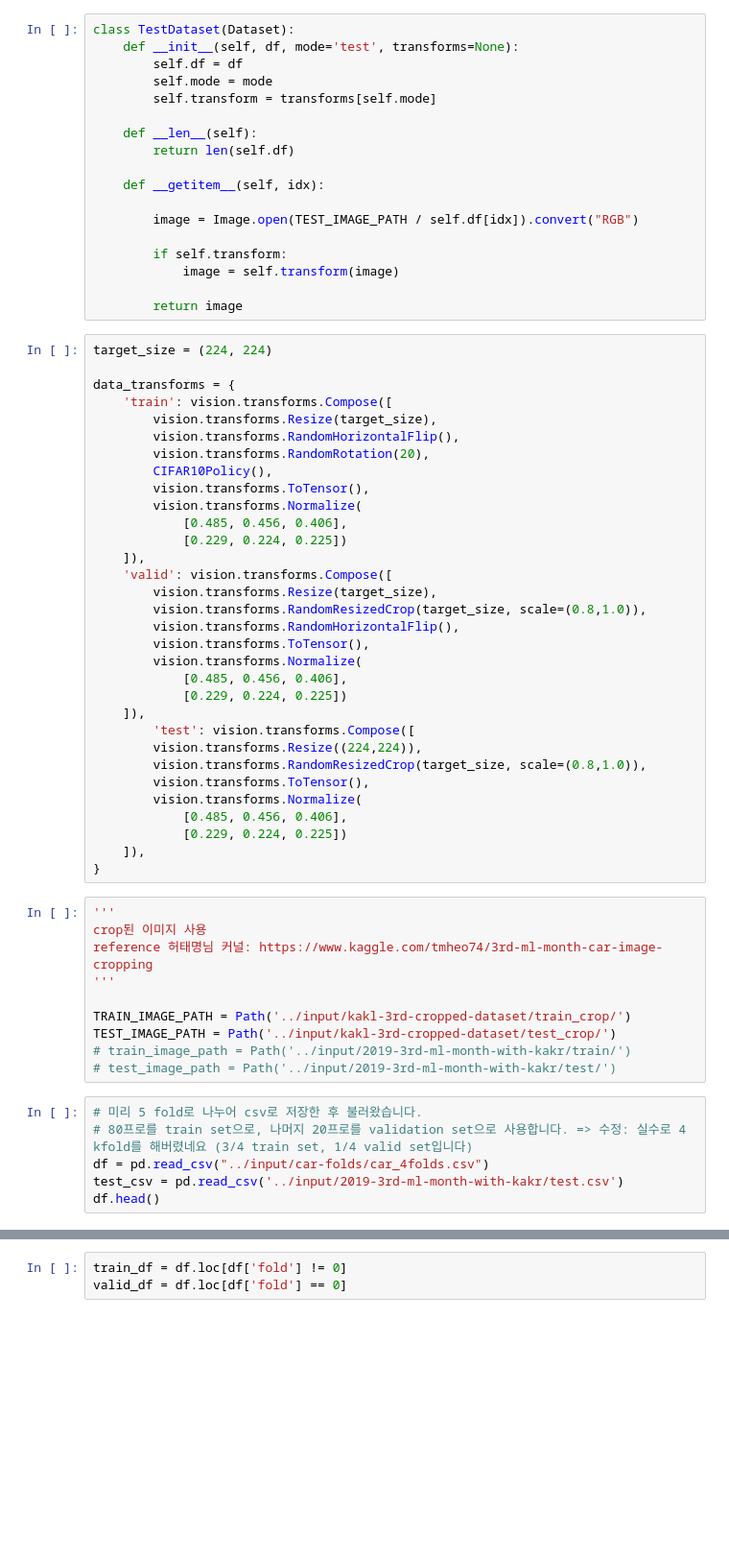
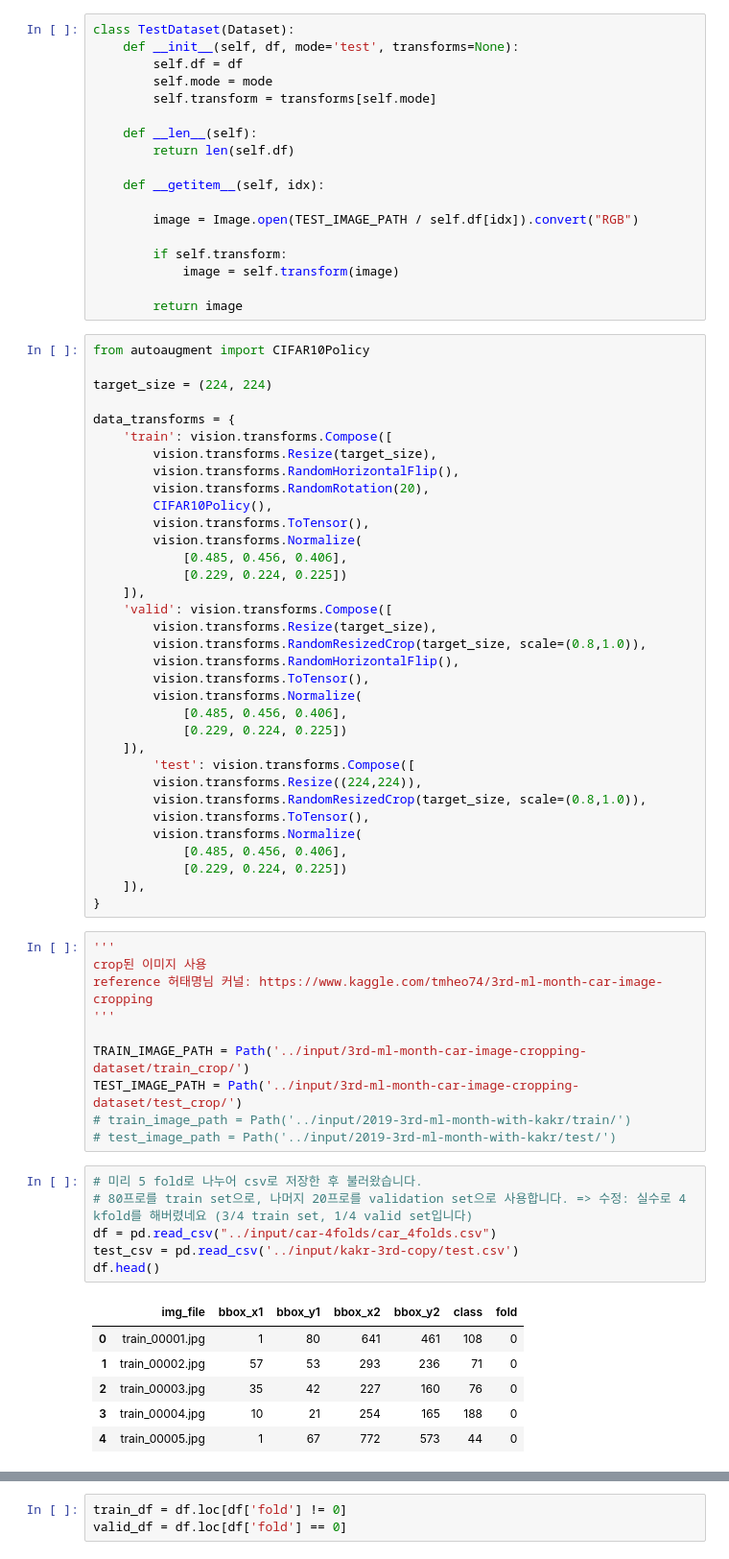
Before and after one commit to tryotto1/Kaggle_practice, a Jupyter notebook: lab_image_practice/lab_image_practice2.ipynb, the cells around one changed output, grey strips where cells are left out. Shown at 96% size. Drawn from its saved outputs; the diff is of its cells as text; blank space fills up the shorter version.

```diff
--- a/lab_image_practice/lab_image_practice2.ipynb
+++ b/lab_image_practice/lab_image_practice2.ipynb
@@ -96,6 +124,8 @@ class TestDataset(Dataset):
 
         return image
 # %%
+from autoaugment import CIFAR10Policy
+
 target_size = (224, 224)
 
 data_transforms = {
@@ -133,16 +163,23 @@ crop된 이미지 사용
 reference 허태명님 커널: https://www.kaggle.com/tmheo74/3rd-ml-month-car-image-cropping
 '''
 
-TRAIN_IMAGE_PATH = Path('../input/kakl-3rd-cropped-dataset/train_crop/')
-TEST_IMAGE_PATH = Path('../input/kakl-3rd-cropped-dataset/test_crop/')
+TRAIN_IMAGE_PATH = Path('../input/3rd-ml-month-car-image-cropping-dataset/train_crop/')
+TEST_IMAGE_PATH = Path('../input/3rd-ml-month-car-image-cropping-dataset/test_crop/')
 # train_image_path = Path('../input/2019-3rd-ml-month-with-kakr/train/')
 # test_image_path = Path('../input/2019-3rd-ml-month-with-kakr/test/')
 # %%
 # 미리 5 fold로 나누어 csv로 저장한 후 불러왔습니다.
 # 80프로를 train set으로, 나머지 20프로를 validation set으로 사용합니다. => 수정: 실수로 4 kfold를 해버렸네요 (3/4 train set, 1/4 valid set입니다)
-df = pd.read_csv("../input/car-folds/car_4folds.csv")
-test_csv = pd.read_csv('../input/2019-3rd-ml-month-with-kakr/test.csv')
+df = pd.read_csv("../input/car-4folds/car_4folds.csv")
+test_csv = pd.read_csv('../input/kakr-3rd-copy/test.csv')
 df.head()
+# %% [output]
+|  | img_file | bbox_x1 | bbox_y1 | bbox_x2 | bbox_y2 | class | fold |
+| 0 | train_00001.jpg | 1 | 80 | 641 | 461 | 108 | 0 |
+| 1 | train_00002.jpg | 57 | 53 | 293 | 236 | 71 | 0 |
+| 2 | train_00003.jpg | 35 | 42 | 227 | 160 | 76 | 0 |
+| 3 | train_00004.jpg | 10 | 21 | 254 | 165 | 188 | 0 |
+| 4 | train_00005.jpg | 1 | 67 | 772 | 573 | 44 | 0 |
 # %%
 # class 분포 고려하여 사전에 split 해놨습니다. fold별 개수 확인 가능
 len(df[df['fold'] == 0]), len(df[df['fold'] == 1]), len(df[df['fold'] == 2]), len(df[df['fold'] == 3])
```
Also changed, not shown: parts of 10 cells of this notebook, 1 other file.
